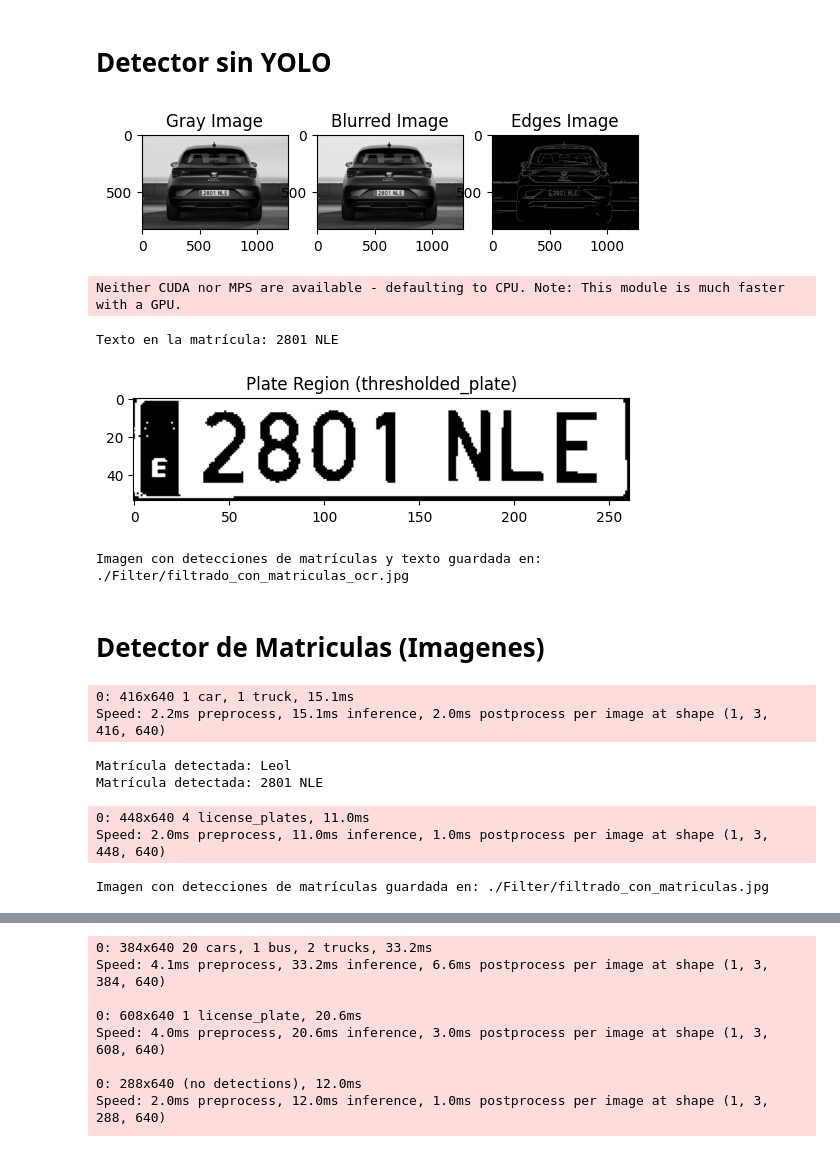
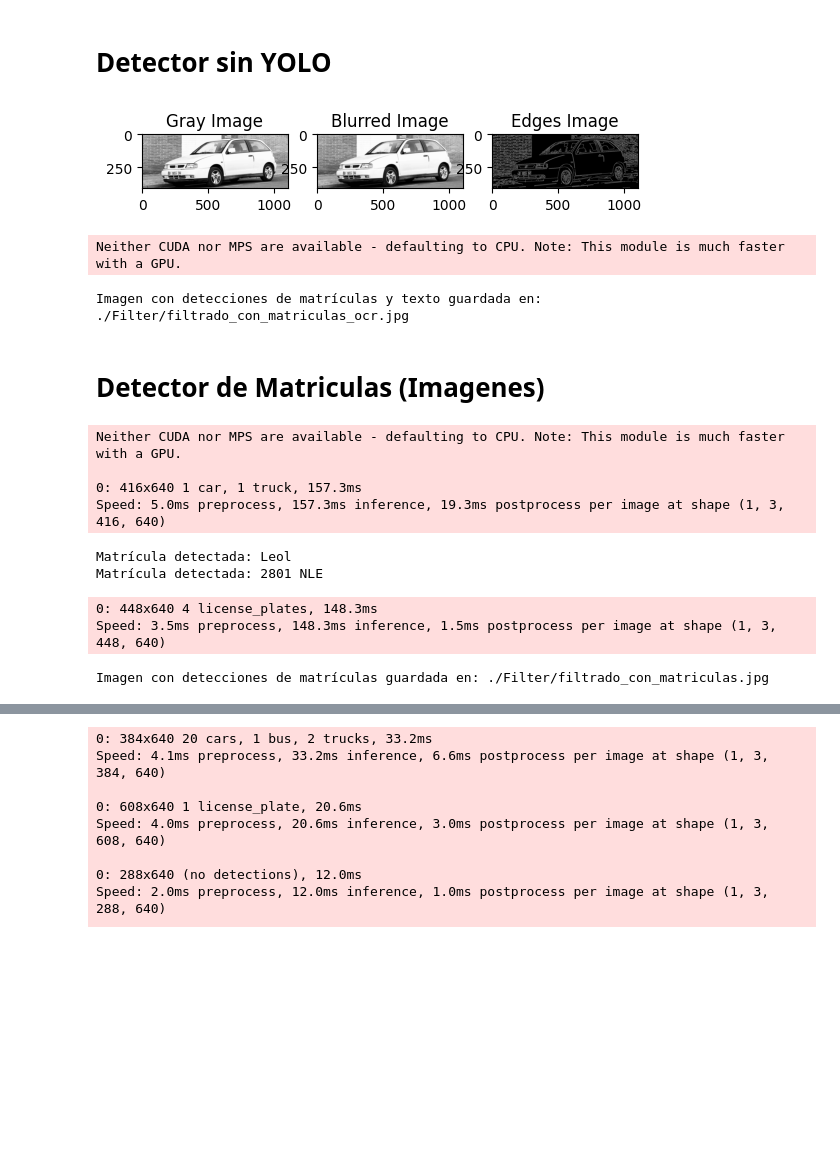
Before and after one commit to AcoranGonzalezMoray/VisionArtificial, a Jupyter notebook: Práctica_5/VC_P5.ipynb, the cells around one changed output, grey strips where cells are left out. Cells and saved outputs as stored; diff of their text form; code cells hidden in the pictures; blank space fills up the shorter version.

```diff
--- a/Práctica_5/VC_P5.ipynb
+++ b/Práctica_5/VC_P5.ipynb
@@ -32,7 +32,7 @@ Dependency ultralytics==8.0.196 is required but found version=8.0.203, to fix: `
 # %%
 import easyocr
 
-image_path = './Data/2.jpg'
+image_path = './Data/4.jpg'
 img = cv2.imread(image_path)
 gray = cv2.cvtColor(img, cv2.COLOR_BGR2GRAY)
 blurred = cv2.GaussianBlur(gray, (5, 5), 0)
@@ -79,38 +79,36 @@ for contour in contours:
         plate_region = img[y:y+h, x:x+w]
 
         # Convertir la región de la matrícula a escala de grises
         plate_gray = cv2.cvtColor(plate_region, cv2.COLOR_BGR2GRAY)
 
         _, thresholded_plate = cv2.threshold(plate_gray, 0, 255, cv2.THRESH_BINARY + cv2.THRESH_OTSU)
 
         # Realizar la detección de texto en la región de la matrícula
         result = reader.readtext(thresholded_plate, detail=5, text_threshold=0.8)
 
         # Mostrar el texto detectado
         if result:
             text = result[0][1]
             print(f"Texto en la matrícula: {text}")
 
             # Mostrar la caja delimitadora de la matrícula
             cv2.rectangle(img, (x, y), (x + w, y + h), (0, 255, 0), 3)
             cv2.putText(img, text, (x, y - 10), cv2.FONT_HERSHEY_SIMPLEX, 1, (0, 255, 0), 2)
 
             # Mostrar la región de la matrícula (plate_gray) en un plot
             plt.imshow(thresholded_plate, cmap='gray')
             plt.title('Plate Region (thresholded_plate)')
             plt.show()
 
 # Guardar la imagen con las detecciones de matrículas
 output_image_path = './Filter/filtrado_con_matriculas_ocr.jpg'
 cv2.imwrite(output_image_path, img)
 
 print(f"Imagen con detecciones de matrículas y texto guardada en: {output_image_path}")
 # %% [output]
-[figure, old version]
+[figure, new version]
 Neither CUDA nor MPS are available - defaulting to CPU. Note: This module is much faster with a GPU.
-Texto en la matrícula: 2801 NLE
+Imagen con detecciones de matrículas y texto guardada en: ./Filter/filtrado_con_matriculas_ocr.jpg
-[figure, removed]
-Imagen con detecciones de matrículas y texto guardada en: ./Filter/filtrado_con_matriculas_ocr.jpg
 # %% [markdown]
 # Detector de Matriculas (Imagenes)
 # %%
@@ -172,8 +170,10 @@ for r in results:
             for detection in result:
                 print(f"Matrícula detectada: {detection[1]}")
 # %% [output]
-0: 416x640 1 car, 1 truck, 15.1ms
-Speed: 2.2ms preprocess, 15.1ms inference, 2.0ms postprocess per image at shape (1, 3, 416, 640)
+Neither CUDA nor MPS are available - defaulting to CPU. Note: This module is much faster with a GPU.
+
+0: 416x640 1 car, 1 truck, 157.3ms
+Speed: 5.0ms preprocess, 157.3ms inference, 19.3ms postprocess per image at shape (1, 3, 416, 640)
 Matrícula detectada: Leol
 Matrícula detectada: 2801 NLE
 # %%
@@ -219,8 +219,8 @@ cv2.imwrite(output_image_path, img)
 
 print(f"Imagen con detecciones de matrículas guardada en: {output_image_path}")
 # %% [output]
-0: 448x640 4 license_plates, 11.0ms
-Speed: 2.0ms preprocess, 11.0ms inference, 1.0ms postprocess per image at shape (1, 3, 448, 640)
+0: 448x640 4 license_plates, 148.3ms
+Speed: 3.5ms preprocess, 148.3ms inference, 1.5ms postprocess per image at shape (1, 3, 448, 640)
 Imagen con detecciones de matrículas guardada en: ./Filter/filtrado_con_matriculas.jpg
 # %%
 # Versión 3: Deteccion de matriculas Imagenes (Sin importancia de la procedencia)
```
Also changed, not shown: parts of 1 cell of this notebook, 6 other files.
